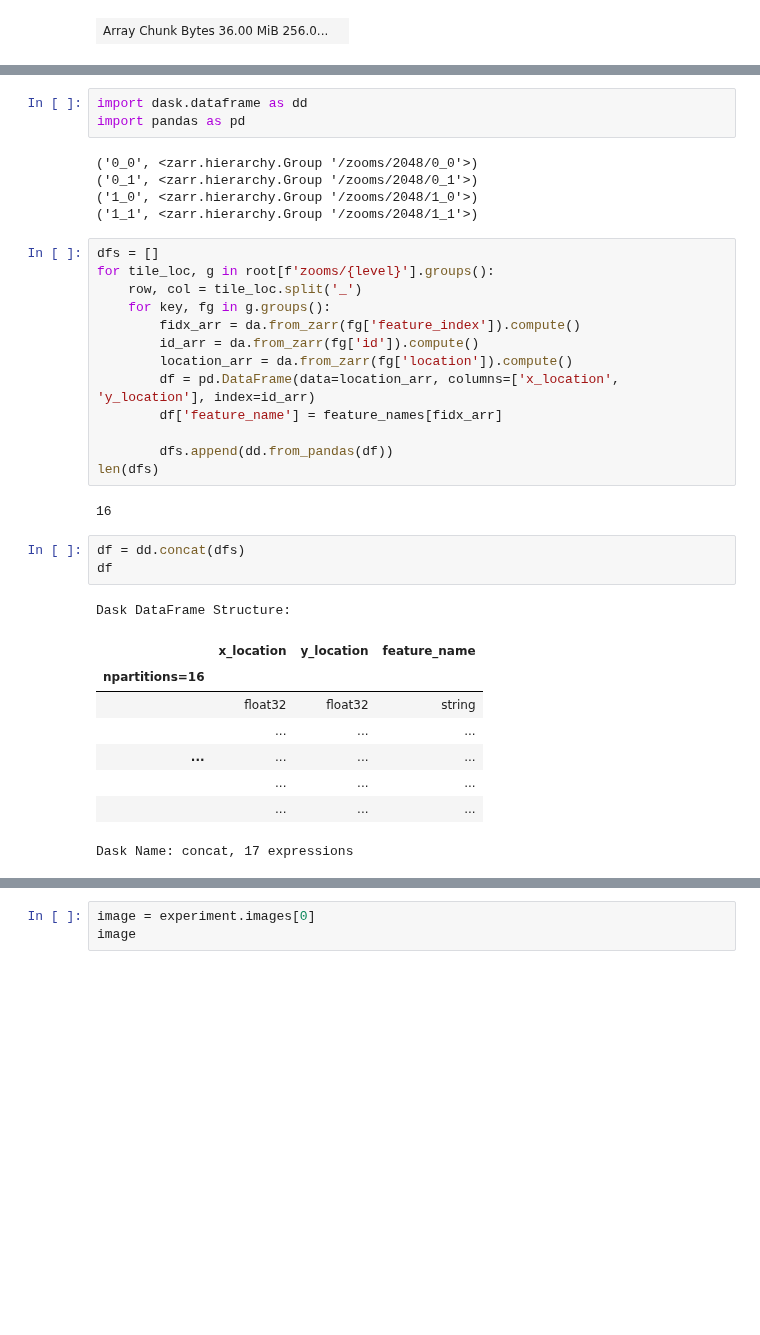
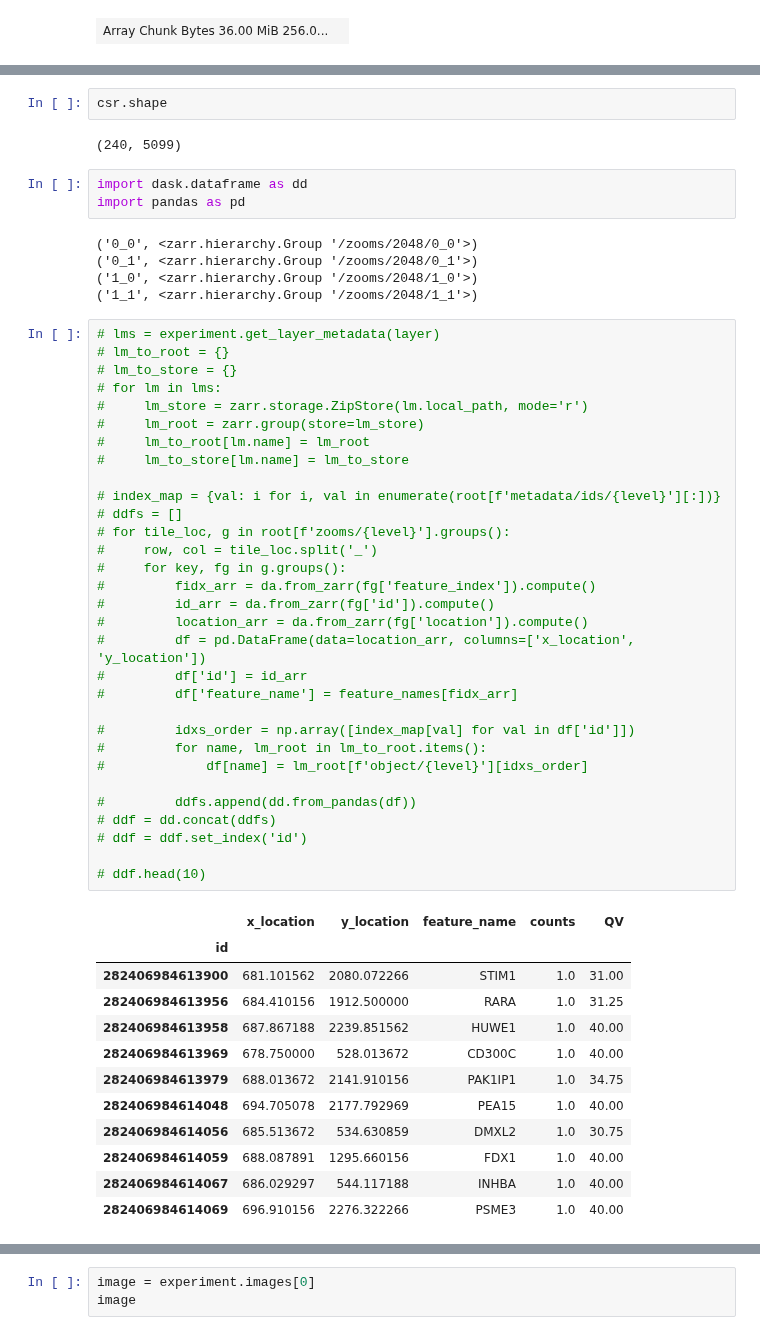
Before and after one commit to estorrs/cosilico-viewer, a Jupyter notebook: notebooks/data_preprocessing/sandbox.ipynb, the cells around one changed output, grey strips where cells are left out. Drawn from its saved outputs; the diff is of its cells as text; blank space fills up the shorter version.

```diff
--- a/notebooks/data_preprocessing/sandbox.ipynb
+++ b/notebooks/data_preprocessing/sandbox.ipynb
@@ -283,3 +398,7 @@ array([  1,   1,   1, ..., 533, 533, 533], shape=(10000,), dtype=uint32)
+# %%
+csr.shape
+# %% [output]
+(240, 5099)
 # %%
 import dask.dataframe as dd
 import pandas as pd
@@ -289,30 +408,46 @@ import pandas as pd
 ('1_0', <zarr.hierarchy.Group '/zooms/2048/1_0'>)
 ('1_1', <zarr.hierarchy.Group '/zooms/2048/1_1'>)
 # %%
-dfs = []
-for tile_loc, g in root[f'zooms/{level}'].groups():
-    row, col = tile_loc.split('_')
-    for key, fg in g.groups():
-        fidx_arr = da.from_zarr(fg['feature_index']).compute()
-        id_arr = da.from_zarr(fg['id']).compute()
-        location_arr = da.from_zarr(fg['location']).compute()
-        df = pd.DataFrame(data=location_arr, columns=['x_location', 'y_location'], index=id_arr)
-        df['feature_name'] = feature_names[fidx_arr]
+# lms = experiment.get_layer_metadata(layer)
+# lm_to_root = {}
+# lm_to_store = {}
+# for lm in lms:
+#     lm_store = zarr.storage.ZipStore(lm.local_path, mode='r')
+#     lm_root = zarr.group(store=lm_store)
+#     lm_to_root[lm.name] = lm_root
+#     lm_to_store[lm.name] = lm_to_store
 
-        dfs.append(dd.from_pandas(df))
-len(dfs)
+# index_map = {val: i for i, val in enumerate(root[f'metadata/ids/{level}'][:])}
+# ddfs = []
+# for tile_loc, g in root[f'zooms/{level}'].groups():
+#     row, col = tile_loc.split('_')
+#     for key, fg in g.groups():
+#         fidx_arr = da.from_zarr(fg['feature_index']).compute()
+#         id_arr = da.from_zarr(fg['id']).compute()
+#         location_arr = da.from_zarr(fg['location']).compute()
+#         df = pd.DataFrame(data=location_arr, columns=['x_location', 'y_location'])
+#         df['id'] = id_arr
+#         df['feature_name'] = feature_names[fidx_arr]
+
+#         idxs_order = np.array([index_map[val] for val in df['id']])
+#         for name, lm_root in lm_to_root.items():
+#             df[name] = lm_root[f'object/{level}'][idxs_order]
+
+#         ddfs.append(dd.from_pandas(df))
+# ddf = dd.concat(ddfs)
+# ddf = ddf.set_index('id')
+
+# ddf.head(10)
 # %% [output]
-16
+|  | x_location | y_location | feature_name | counts | QV |
+| id |  |  |  |  |  |
+| 282406984613900 | 681.101562 | 2080.072266 | STIM1 | 1.0 | 31.00 |
+| 282406984613956 | 684.410156 | 1912.500000 | RARA | 1.0 | 31.25 |
+| 282406984613958 | 687.867188 | 2239.851562 | HUWE1 | 1.0 | 40.00 |
+| 282406984613969 | 678.750000 | 528.013672 | CD300C | 1.0 | 40.00 |
+| 282406984613979 | 688.013672 | 2141.910156 | PAK1IP1 | 1.0 | 34.75 |
+| 282406984614048 | 694.705078 | 2177.792969 | PEA15 | 1.0 | 40.00 |
+| 282406984614056 | 685.513672 | 534.630859 | DMXL2 | 1.0 | 30.75 |
+| 282406984614059 | 688.087891 | 1295.660156 | FDX1 | 1.0 | 40.00 |
+| 282406984614067 | 686.029297 | 544.117188 | INHBA | 1.0 | 40.00 |
+| 282406984614069 | 696.910156 | 2276.322266 | PSME3 | 1.0 | 40.00 |
-# %%
-df = dd.concat(dfs)
-df
-# %% [output]
-Dask DataFrame Structure:
-|  | x_location | y_location | feature_name |
-| npartitions=16 |  |  |  |
-|  | float32 | float32 | string |
-|  | ... | ... | ... |
-| ... | ... | ... | ... |
-|  | ... | ... | ... |
-|  | ... | ... | ... |
-Dask Name: concat, 17 expressions
```
Also changed, not shown: parts of 22 cells of this notebook, 1 other file.
